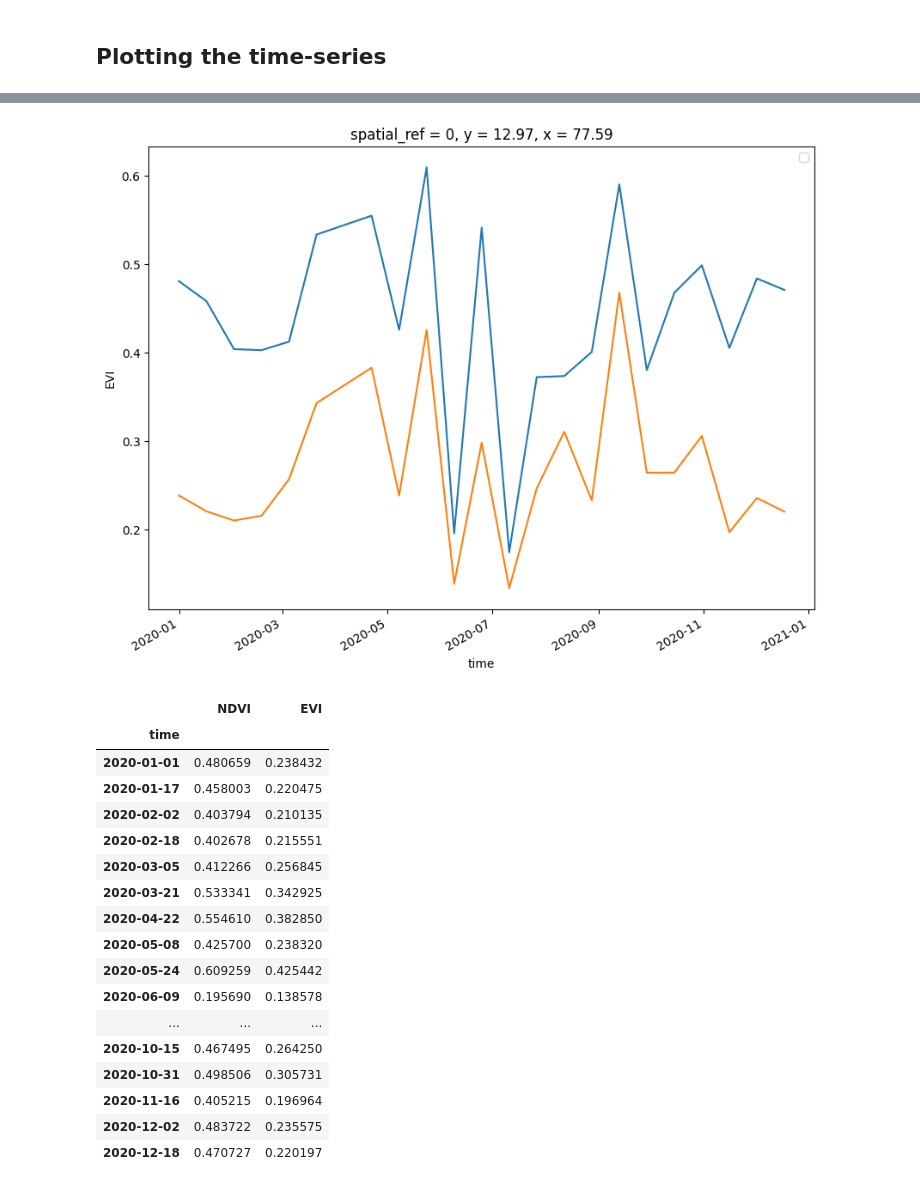
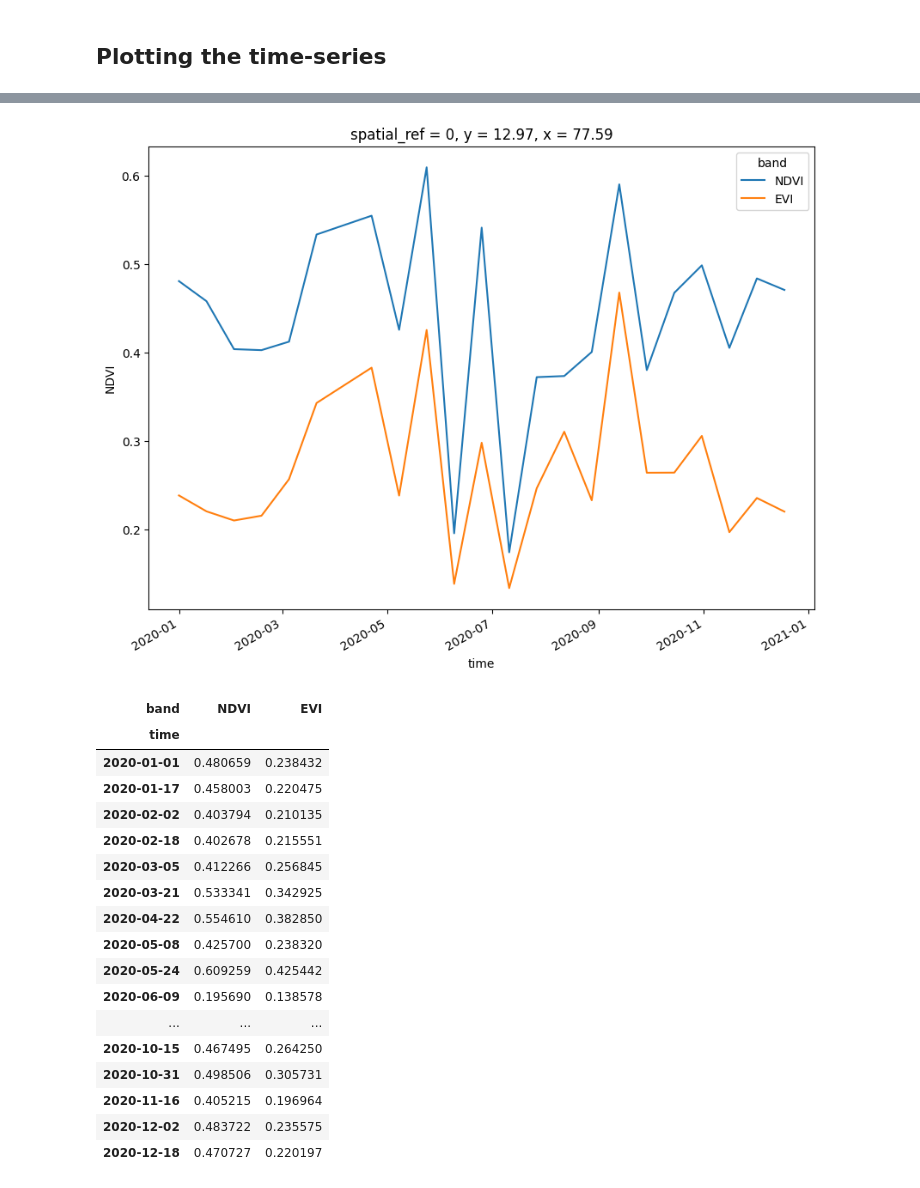
Before and after one commit to spatialthoughts/python-tutorials, a Jupyter notebook: extracting_time_series.ipynb, the cells around one changed output, grey strips where cells are left out. Saved outputs shown, nothing was run; the diff lists cells and outputs as text; code cells hidden in the pictures.

```diff
--- a/extracting_time_series.ipynb
+++ b/extracting_time_series.ipynb
@@ -100,12 +100,12 @@ for timestamp in unique_timestamps:
   evi_band.name = 'EVI'
 
   # Drop the empty 'band' dimension
-  ndvi_band = ndvi_band.squeeze(drop=True)
-  evi_band = evi_band.squeeze(drop=True)
+  #ndvi_band = ndvi_band.squeeze(drop=True)
+  #evi_band = evi_band.squeeze(drop=True)
 
   scale_factor = 0.0001
   scaled_bands = [ndvi_band * scale_factor, evi_band * scale_factor]
-  scene = xr.merge(scaled_bands)
+  scene = xr.concat(scaled_bands, dim='band')
   scenes.append(scene)
 # %%
 time_var = xr.Variable('time', list(unique_timestamps))
@@ -150,3 +142,5 @@ Attributes: (0)
+# %%
+time_series_scenes = time_series_scenes.assign_coords(band=['NDVI', 'EVI'])
 # %% [markdown]
 ## Plotting the time-series
 # %%
@@ -185,8 +175,6 @@ Attributes: (0)
 # %%
 fig, ax = plt.subplots(1, 1)
 fig.set_size_inches(10, 7)
-time_series.NDVI.plot.line(ax=ax, x='time')
-time_series.EVI.plot.line(ax=ax, x='time')
-plt.legend()
+time_series.plot.line(ax=ax, x='time')
 plt.show()
 # %% [output]
@@ -194,10 +181,9 @@ WARNING:matplotlib.legend:No artists with labels found to put in legend.  Note t
-[figure, old version]
+[figure, new version]
 # %%
-df = time_series.to_dataframe()
-export_df = df[['NDVI', 'EVI']]
-export_df
+df = time_series.to_pandas()
+df
 # %% [output]
-|  | NDVI | EVI |
+| band | NDVI | EVI |
 | time |  |  |
 | 2020-01-01 | 0.480659 | 0.238432 |
 | 2020-01-17 | 0.458003 | 0.220475 |
```
Also changed, not shown: parts of 4 cells of this notebook.
